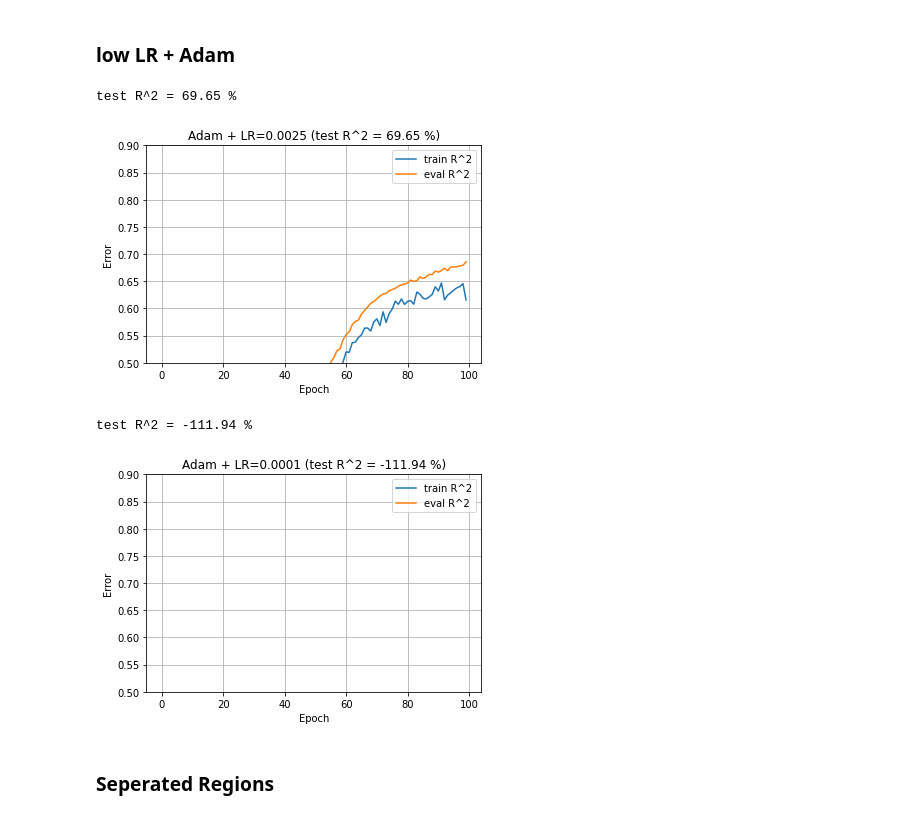
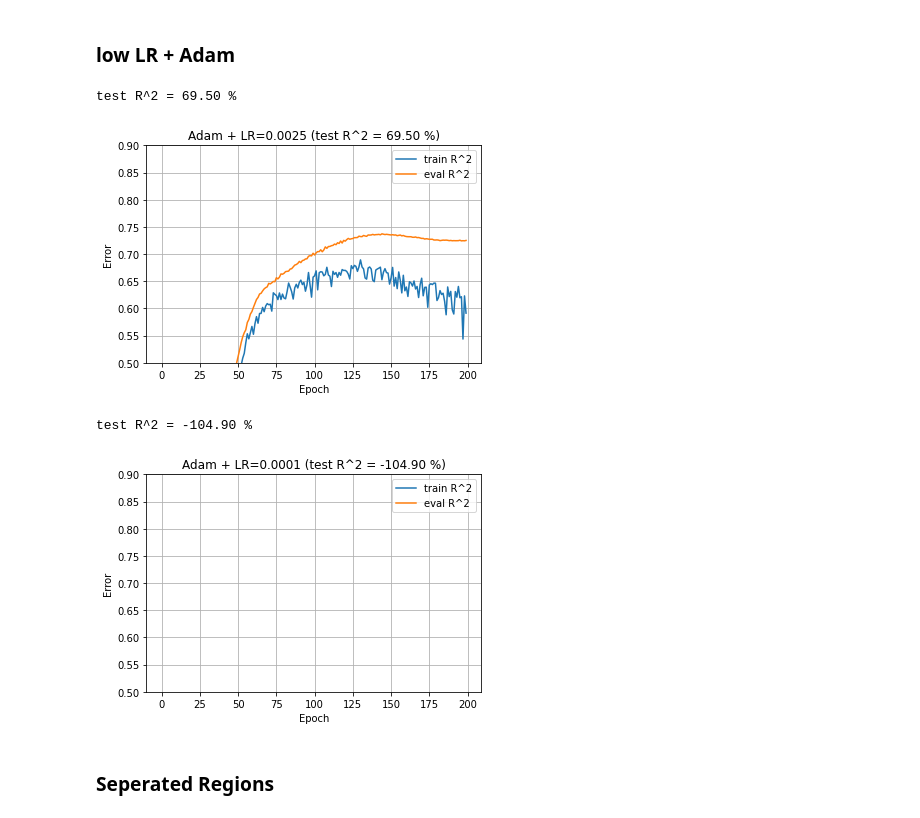
Before and after one commit to tkuentzler/fl-official-statistics-addon-review, a Jupyter notebook: _dev/02_insurance_DNN.ipynb, the cells around one changed output. Cells and saved outputs as stored; diff of their text form; code cells hidden in the pictures.

```diff
--- a/_dev/02_insurance_DNN.ipynb
+++ b/_dev/02_insurance_DNN.ipynb
@@ -255,61 +272,53 @@ test R^2 = 85.62 %
 # %% [markdown]
 ### low LR + Adam
 # %%
+# create_model
+tf.random.set_seed(42)
+dnn_model = create_model(optimizer = tf.optimizers.Adam(learning_rate = .0025))
+
 # model
 dnn_model = Sequential([
     keras.Input(shape=(9,)),
     Dense(32, activation='relu'),
     Dropout(0.05),
     Dense(16, activation='relu'),
     Dense(1)
 ])
 
 dnn_model.compile(
     loss='mae',
     optimizer=tf.optimizers.Adam(learning_rate= .0025),
     metrics=["mae", 'mean_squared_error', r2_score],
     run_eagerly=True
     )
 
 #train
 dnn_history = dnn_model.fit(
     X_train, y_train,
     shuffle = True,
     validation_split = validation_split_size,
-    epochs = epochs_def, verbose = 0
+    epochs = epochs_def * 2, verbose = 0
     )
 #output
 r2_str = "test R^2 = {:.2f} %".format(100 * dnn_history.model.evaluate(X_test, y_test, verbose = 0)[-1])
 print(r2_str)
 plot_loss(dnn_history, y_min = 0.5, y_max=0.9,
           title = "Adam + LR=0.0025 (" + r2_str + ")"
           , save_path = plot_experiment_path + "/02_adam-low-learnrate-0p0025")
 # %% [output]
-test R^2 = 69.65 %
+test R^2 = 69.50 %
-[figure, old version]
+[figure, new version]
 # %%
-# model
-dnn_model = Sequential([
-    keras.Input(shape=(9,)),
-    Dense(32, activation='relu'),
-    Dropout(0.05),
-    Dense(16, activation='relu'),
-    Dense(1)
-])
-
-dnn_model.compile(
-    loss='mae',
-    optimizer=tf.optimizers.Adam(learning_rate= .0001),
-    metrics=["mae", 'mean_squared_error', r2_score],
-    run_eagerly=True
-    )
+# create_model
+tf.random.set_seed(42)
+dnn_model = create_model(optimizer = tf.optimizers.Adam(learning_rate = .0001))
 
 #train
 dnn_history = dnn_model.fit(
     X_train, y_train,
     shuffle = True,
     validation_split = validation_split_size,
-    epochs = epochs_def, verbose = 0
+    epochs = epochs_def * 2, verbose = 0
     )
 #output
 r2_str = "test R^2 = {:.2f} %".format(100 * dnn_history.model.evaluate(X_test, y_test, verbose = 0)[-1])
@@ -318,8 +327,8 @@ plot_loss(dnn_history, y_min = 0.5, y_max=0.9,
           title = "Adam + LR=0.0001 (" + r2_str + ")"
           , save_path = plot_experiment_path + "/02_adam-low-learnrate-0p0001")
 # %% [output]
-test R^2 = -111.94 %
+test R^2 = -104.90 %
-[figure, old version]
+[figure, new version]
 # %% [markdown]
 ### Seperated Regions
 # %%
```
Also changed, not shown: parts of 11 cells of this notebook.
